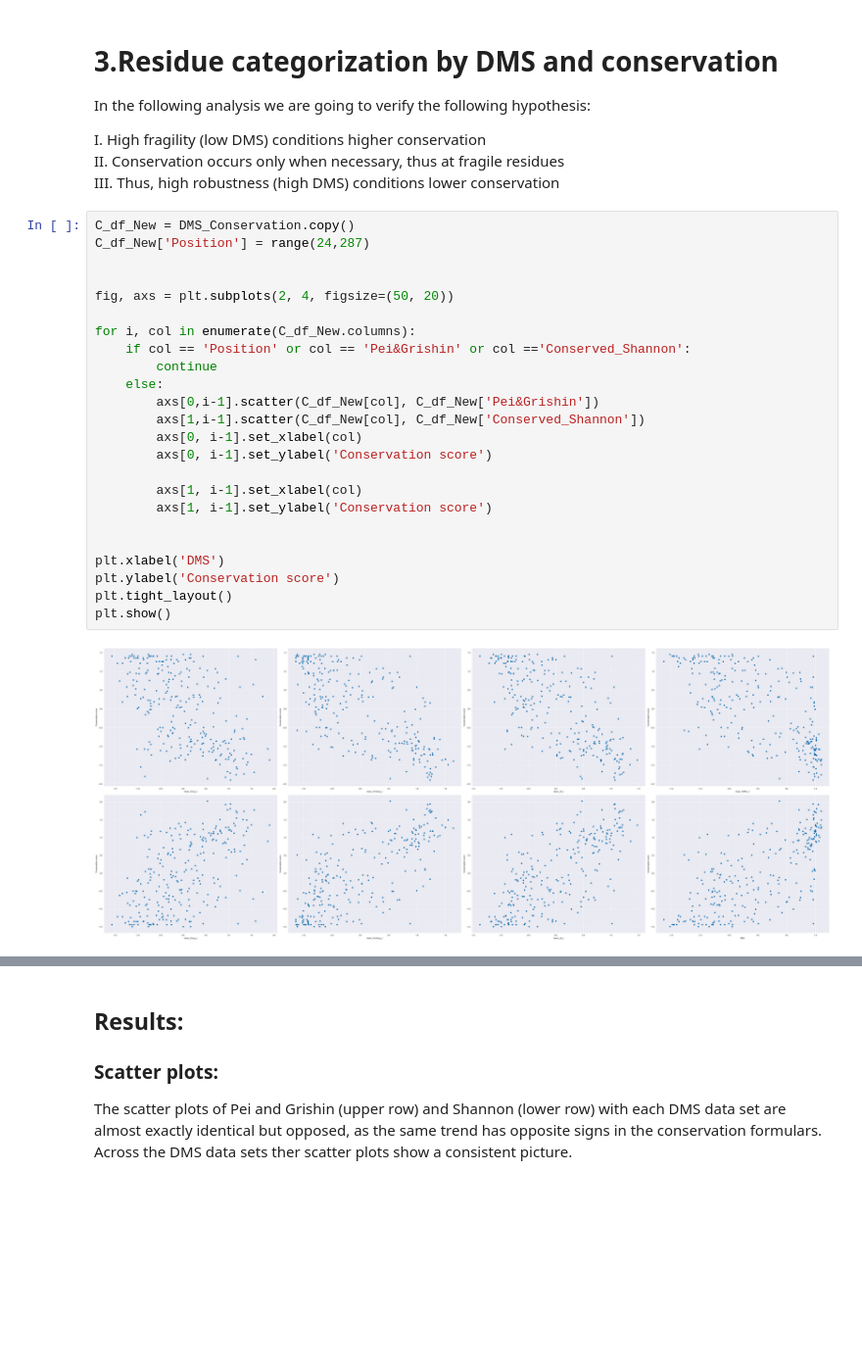
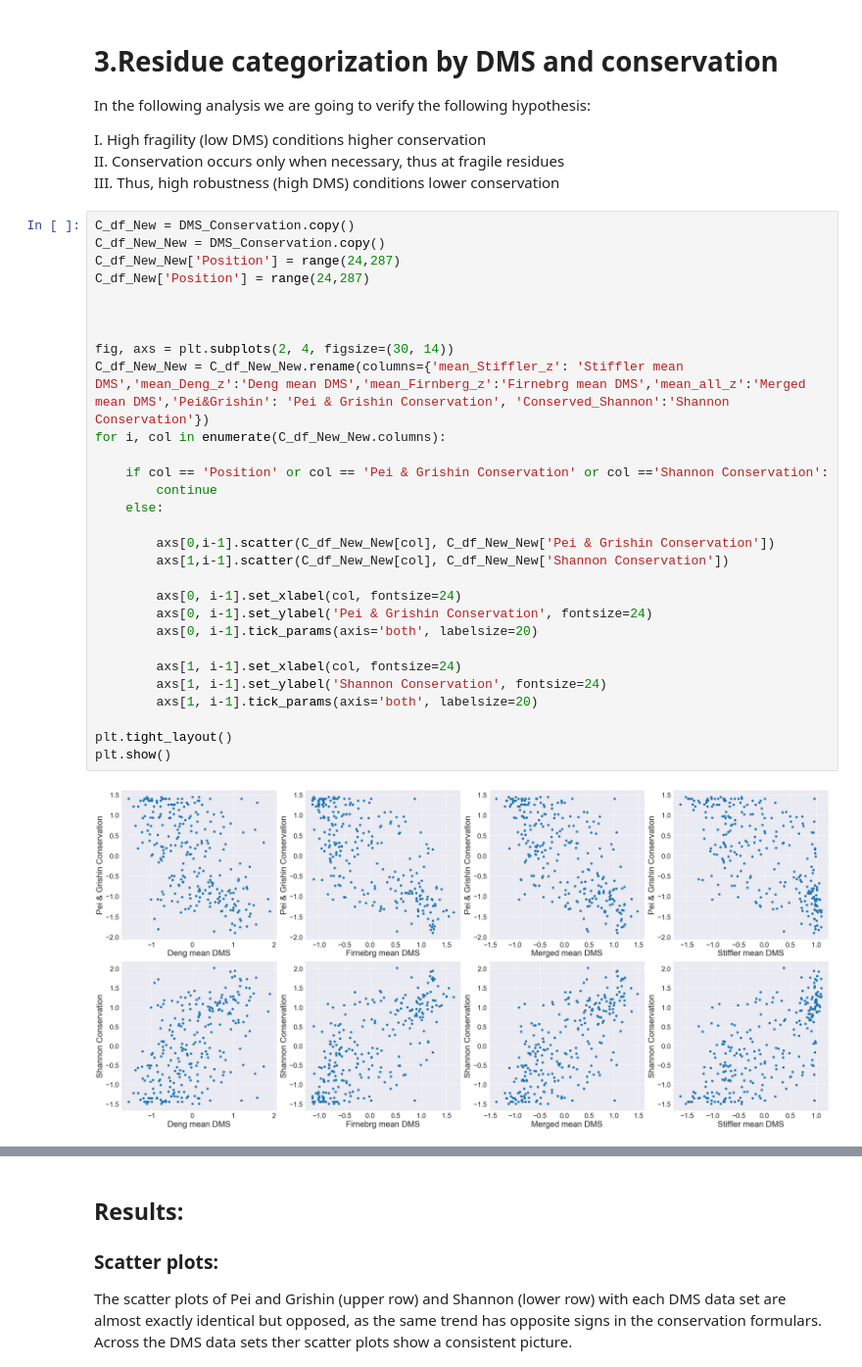
Before and after one commit to datascience-mobi-2023/topic02_team01, a Jupyter notebook: Final_Alignment.ipynb, the cells around one changed output, grey strips where cells are left out. Shown at 98% size. Cells and saved outputs as stored; diff of their text form; blank space fills up the shorter version.

Commit message:
Cleaning 6 (Alignment Graphs Achsen korrektur)

```diff
--- a/Final_Alignment.ipynb
+++ b/Final_Alignment.ipynb
@@ -259,28 +261,33 @@ II. Conservation occurs only when necessary, thus at fragile residues
 III. Thus, high robustness (high DMS) conditions lower conservation
 # %%
 C_df_New = DMS_Conservation.copy()
+C_df_New_New = DMS_Conservation.copy()
+C_df_New_New['Position'] = range(24,287)
 C_df_New['Position'] = range(24,287)
 
 
-fig, axs = plt.subplots(2, 4, figsize=(50, 20))
 
-for i, col in enumerate(C_df_New.columns):
-    if col == 'Position' or col == 'Pei&Grishin' or col =='Conserved_Shannon':
+fig, axs = plt.subplots(2, 4, figsize=(30, 14))
+C_df_New_New = C_df_New_New.rename(columns={'mean_Stiffler_z': 'Stiffler mean DMS','mean_Deng_z':'Deng mean DMS','mean_Firnberg_z':'Firnebrg mean DMS','mean_all_z':'Merged mean DMS','Pei&Grishin': 'Pei & Grishin Conservation', 'Conserved_Shannon':'Shannon Conservation'})
+for i, col in enumerate(C_df_New_New.columns):
+
+    if col == 'Position' or col == 'Pei & Grishin Conservation' or col =='Shannon Conservation':
         continue
     else:
-        axs[0,i-1].scatter(C_df_New[col], C_df_New['Pei&Grishin'])
-        axs[1,i-1].scatter(C_df_New[col], C_df_New['Conserved_Shannon'])
-        axs[0, i-1].set_xlabel(col)
-        axs[0, i-1].set_ylabel('Conservation score')
 
-        axs[1, i-1].set_xlabel(col)
-        axs[1, i-1].set_ylabel('Conservation score')
+        axs[0,i-1].scatter(C_df_New_New[col], C_df_New_New['Pei & Grishin Conservation'])
+        axs[1,i-1].scatter(C_df_New_New[col], C_df_New_New['Shannon Conservation'])
 
+        axs[0, i-1].set_xlabel(col, fontsize=24)
+        axs[0, i-1].set_ylabel('Pei & Grishin Conservation', fontsize=24)
+        axs[0, i-1].tick_params(axis='both', labelsize=20)
 
-plt.xlabel('DMS')
-plt.ylabel('Conservation score')
+        axs[1, i-1].set_xlabel(col, fontsize=24)
+        axs[1, i-1].set_ylabel('Shannon Conservation', fontsize=24)
+        axs[1, i-1].tick_params(axis='both', labelsize=20)
+
 plt.tight_layout()
 plt.show()
 # %% [output]
-[figure, old version]
+[figure, new version]
 # %%
```
Also changed, not shown: parts of 2 cells of this notebook.
